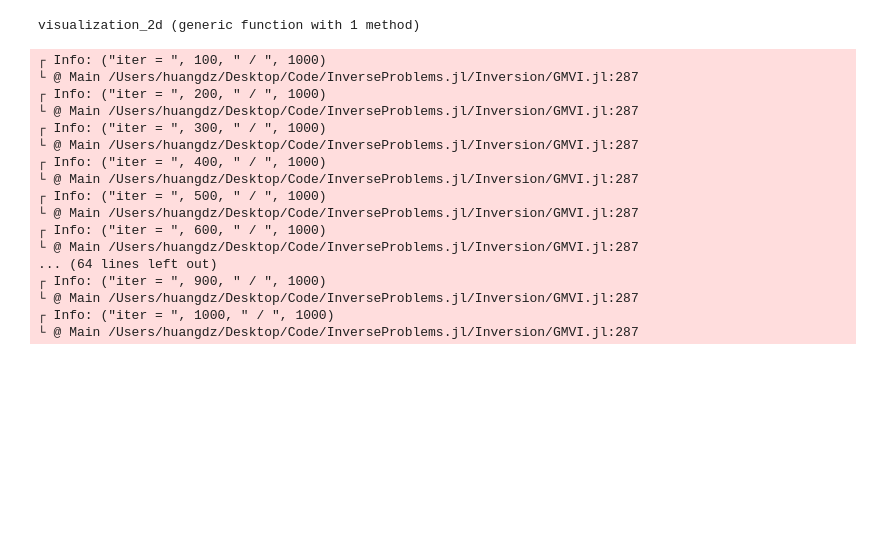
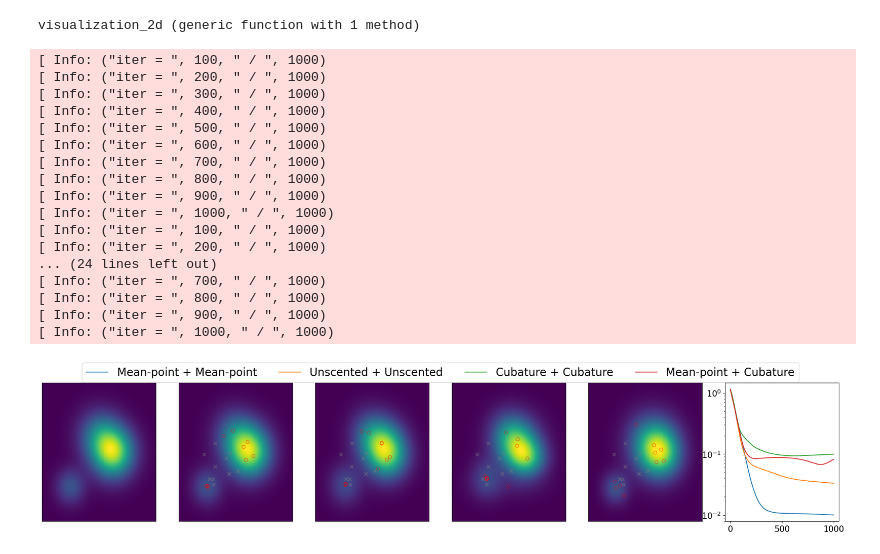
Before and after one commit to PKU-CMEGroup/InverseProblems.jl, a Jupyter notebook: Derivative-Free-Variational-Inference/Quadrature-Rule-Test.ipynb, the cells around one changed output. Cells and saved outputs as stored; diff of their text form; code cells hidden in the pictures; blank space fills up the shorter version.

```diff
--- a/Derivative-Free-Variational-Inference/Quadrature-Rule-Test.ipynb
+++ b/Derivative-Free-Variational-Inference/Quadrature-Rule-Test.ipynb
@@ -120,48 +120,49 @@ for im = 1:N_modes
 end
 
 
 sqrt_matrix_type = "Cholesky"
 N_iter , dt  = 1000, 0.02
 T =  N_iter * dt
 quadrature_test_list = [
     ("mean_point","mean_point"),
     ("unscented_transform","unscented_transform"),
     ("cubature_transform_o3","cubature_transform_o3"),
     ("cubature_transform_o3","mean_point")]
 
-objs = [GMVI_Run(func_dPhi, T, N_iter, x0_w, x0_mean, xx0_cov;
+objs = [GMNVI_Run(func_dPhi, T, N_iter, x0_w, x0_mean, xx0_cov;
                 quadrature_type_GM = quadrature_type_GM, quadrature_type = quadrature_type, Hessian_correct_GM = false) for  (quadrature_type_GM, quadrature_type) in quadrature_test_list]
 
 # Gaussian mixture test
 visualization_2d(ax; Nx = 200, Ny = 200, x_lim=[-3.0, 5.0], y_lim=[-3.0, 5.0], func_Phi = func_Phi, objs=objs,
         label=["Mean-point + Mean-point", "Unscented + Unscented", "Cubature + Cubature", "Mean-point + Cubature"])
 
 for i = 1:5
     ax[i].get_xaxis().set_visible(false)
     ax[i].get_yaxis().set_visible(false)
 end
 
 handles, labels = ax[end].get_legend_handles_labels()
 fig.legend(handles,labels,loc = "upper center",bbox_to_anchor=(0.5,0.98),ncol=4, fontsize=20)
 fig.subplots_adjust(bottom=0.15,top=0.85,left=0.02,right=0.98,hspace=0.2)
 
 # fig.tight_layout()
 fig.savefig("Quadrature-Points.pdf")
 # %% [output]
-┌ Info: ("iter = ", 100, " / ", 1000)
-└ @ Main /Users/huangdz/Desktop/Code/InverseProblems.jl/Inversion/GMVI.jl:287
-┌ Info: ("iter = ", 200, " / ", 1000)
-└ @ Main /Users/huangdz/Desktop/Code/InverseProblems.jl/Inversion/GMVI.jl:287
-┌ Info: ("iter = ", 300, " / ", 1000)
-└ @ Main /Users/huangdz/Desktop/Code/InverseProblems.jl/Inversion/GMVI.jl:287
-┌ Info: ("iter = ", 400, " / ", 1000)
-└ @ Main /Users/huangdz/Desktop/Code/InverseProblems.jl/Inversion/GMVI.jl:287
-┌ Info: ("iter = ", 500, " / ", 1000)
-└ @ Main /Users/huangdz/Desktop/Code/InverseProblems.jl/Inversion/GMVI.jl:287
-┌ Info: ("iter = ", 600, " / ", 1000)
-└ @ Main /Users/huangdz/Desktop/Code/InverseProblems.jl/Inversion/GMVI.jl:287
-... (64 lines left out)
-┌ Info: ("iter = ", 900, " / ", 1000)
-└ @ Main /Users/huangdz/Desktop/Code/InverseProblems.jl/Inversion/GMVI.jl:287
-┌ Info: ("iter = ", 1000, " / ", 1000)
-└ @ Main /Users/huangdz/Desktop/Code/InverseProblems.jl/Inversion/GMVI.jl:287
+[ Info: ("iter = ", 100, " / ", 1000)
+[ Info: ("iter = ", 200, " / ", 1000)
+[ Info: ("iter = ", 300, " / ", 1000)
+[ Info: ("iter = ", 400, " / ", 1000)
+[ Info: ("iter = ", 500, " / ", 1000)
+[ Info: ("iter = ", 600, " / ", 1000)
+[ Info: ("iter = ", 700, " / ", 1000)
+[ Info: ("iter = ", 800, " / ", 1000)
+[ Info: ("iter = ", 900, " / ", 1000)
+[ Info: ("iter = ", 1000, " / ", 1000)
+[ Info: ("iter = ", 100, " / ", 1000)
+[ Info: ("iter = ", 200, " / ", 1000)
+... (24 lines left out)
+[ Info: ("iter = ", 700, " / ", 1000)
+[ Info: ("iter = ", 800, " / ", 1000)
+[ Info: ("iter = ", 900, " / ", 1000)
+[ Info: ("iter = ", 1000, " / ", 1000)
+[figure, added]
```
Also changed, not shown: parts of 1 cell of this notebook, 8 other files.
